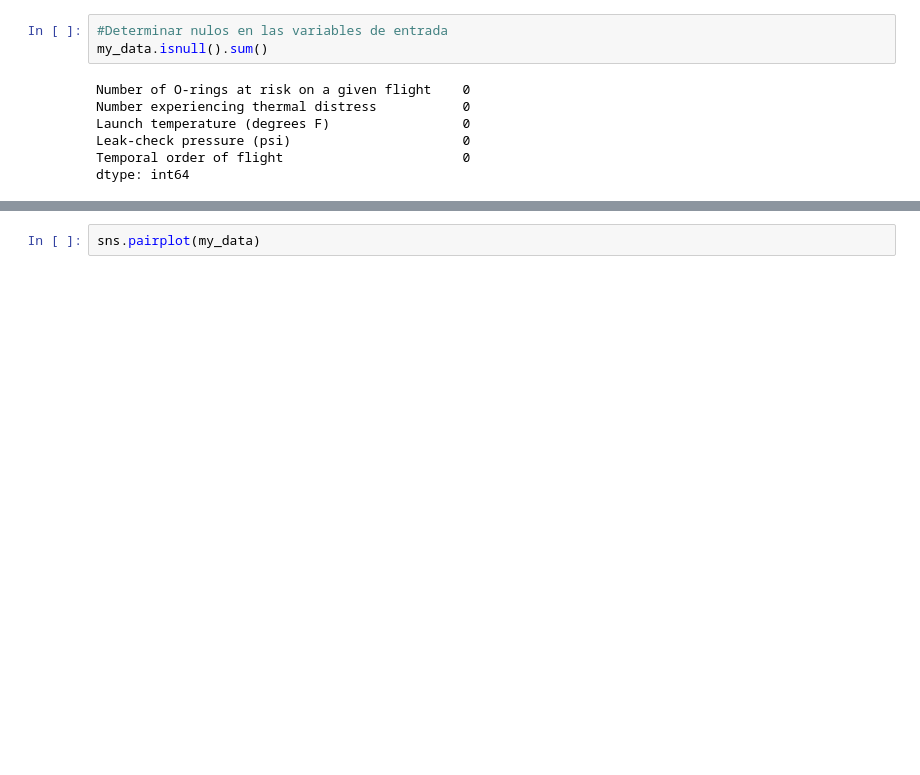
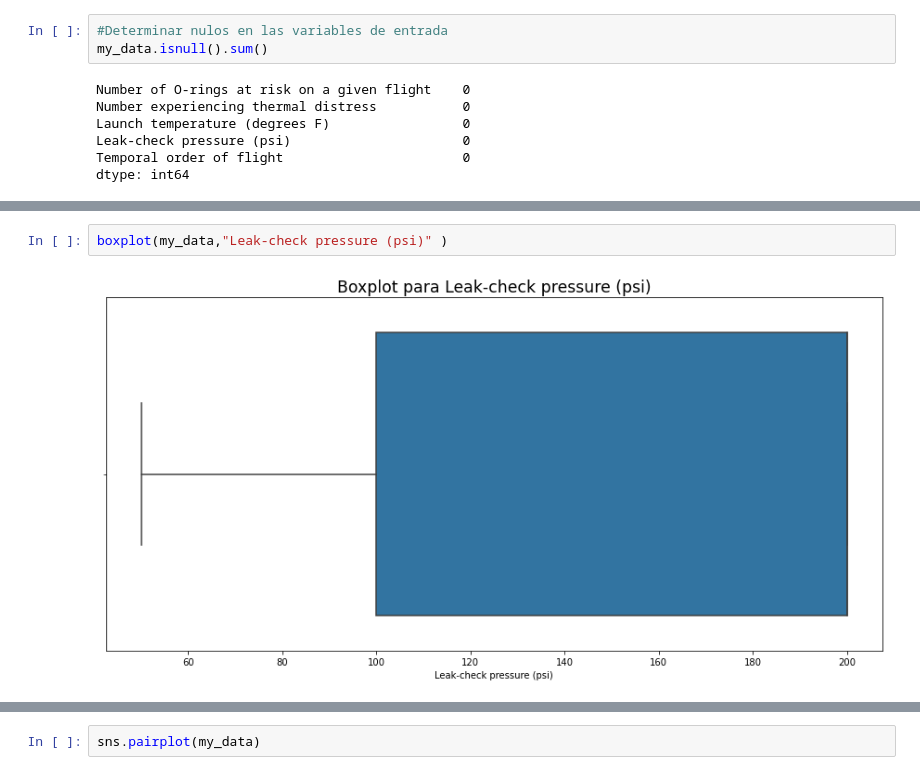
Before and after one commit to Yarrieta/intro_ia, a Jupyter notebook: tp_integrador_enunciado/template_tp_integrador_dataset.ipynb, the cells around one changed output, grey strips where cells are left out. Saved outputs shown, nothing was run; the diff lists cells and outputs as text; blank space fills up the shorter version.

```diff
--- a/tp_integrador_enunciado/template_tp_integrador_dataset.ipynb
+++ b/tp_integrador_enunciado/template_tp_integrador_dataset.ipynb
@@ -166,0 +189,4 @@ plt.show()
+# %%
+boxplot(my_data,"Leak-check pressure (psi)" )
+# %% [output]
+[figure, added]
```
Also changed, not shown: parts of 10 cells of this notebook, 1 other file.
